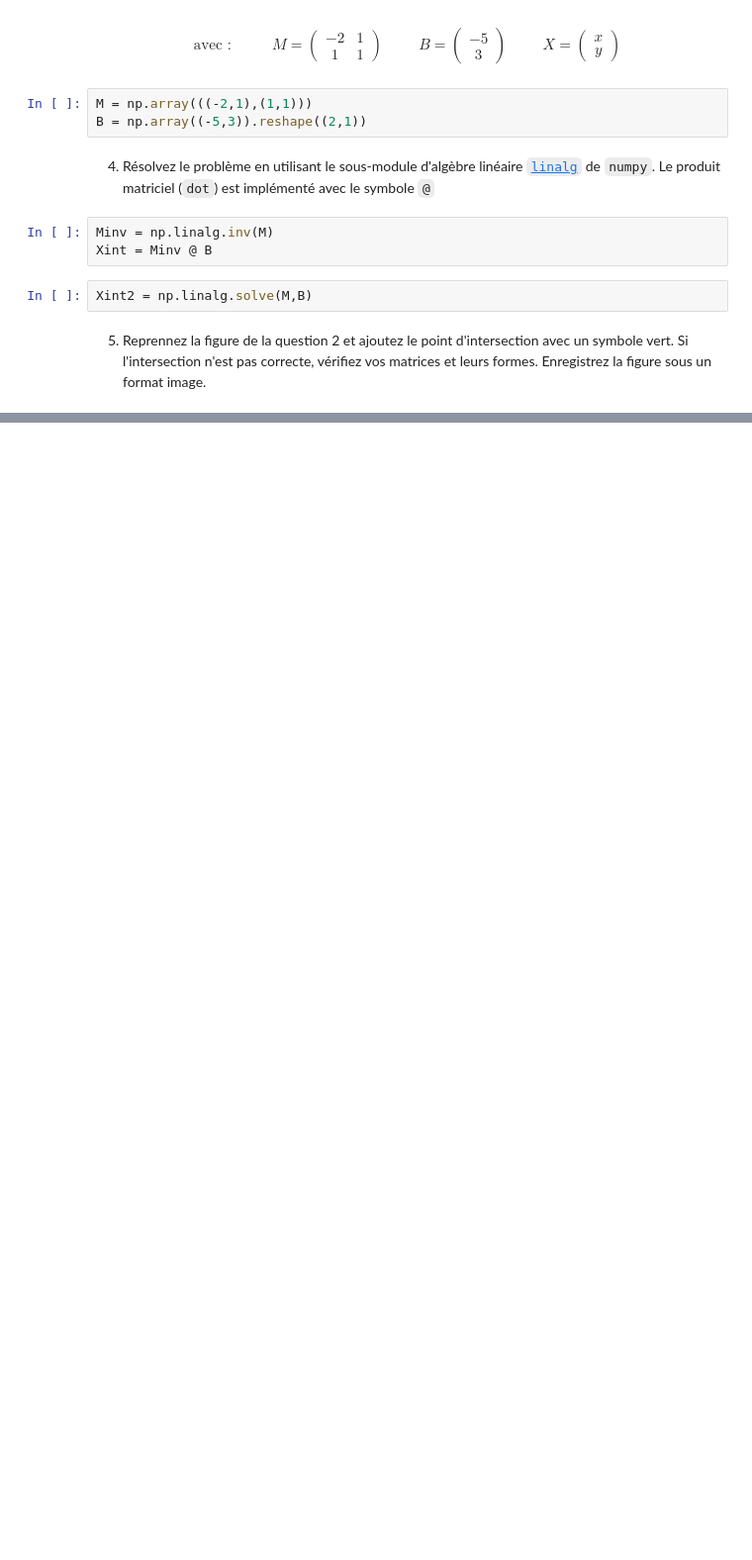
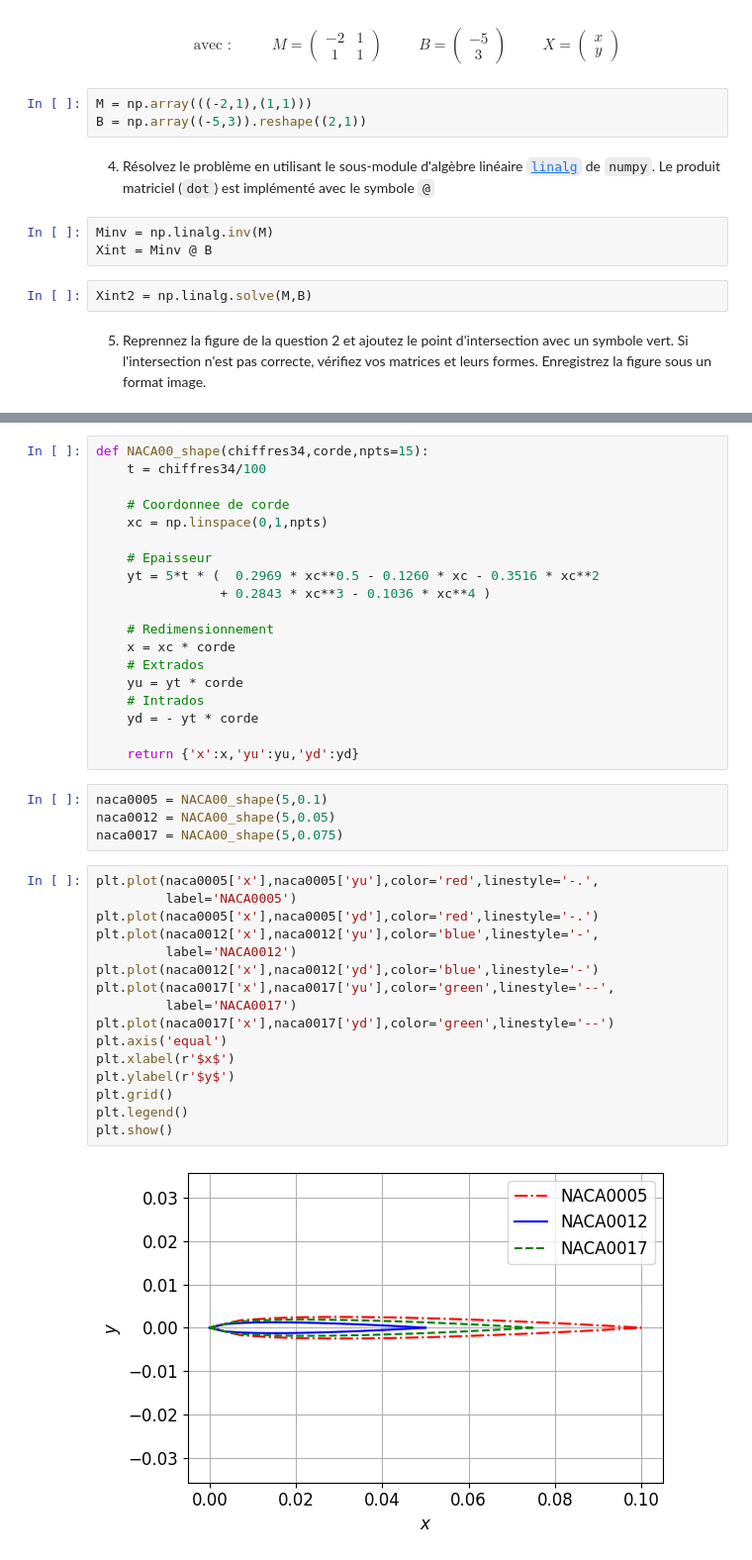
Before and after one commit to sanjosem/mec757_solutions, a Jupyter notebook: enonces/introduction/IntroNum-Sol.ipynb, the cells around one changed output, grey strips where cells are left out. Shown: that part at 99% size. Drawn from its saved outputs; the diff is of its cells as text; blank space fills up the shorter version.

```diff
--- a/enonces/introduction/IntroNum-Sol.ipynb
+++ b/enonces/introduction/IntroNum-Sol.ipynb
@@ -104,0 +189,41 @@ plt.show()
+# %%
+def NACA00_shape(chiffres34,corde,npts=15):
+    t = chiffres34/100
+
+    # Coordonnee de corde
+    xc = np.linspace(0,1,npts)
+
+    # Epaisseur
+    yt = 5*t * (  0.2969 * xc**0.5 - 0.1260 * xc - 0.3516 * xc**2
+                + 0.2843 * xc**3 - 0.1036 * xc**4 )
+
+    # Redimensionnement
+    x = xc * corde
+    # Extrados
+    yu = yt * corde
+    # Intrados
+    yd = - yt * corde
+
+    return {'x':x,'yu':yu,'yd':yd}
+# %%
+naca0005 = NACA00_shape(5,0.1)
+naca0012 = NACA00_shape(5,0.05)
+naca0017 = NACA00_shape(5,0.075)
+# %%
+plt.plot(naca0005['x'],naca0005['yu'],color='red',linestyle='-.',
+         label='NACA0005')
+plt.plot(naca0005['x'],naca0005['yd'],color='red',linestyle='-.')
+plt.plot(naca0012['x'],naca0012['yu'],color='blue',linestyle='-',
+         label='NACA0012')
+plt.plot(naca0012['x'],naca0012['yd'],color='blue',linestyle='-')
+plt.plot(naca0017['x'],naca0017['yu'],color='green',linestyle='--',
+         label='NACA0017')
+plt.plot(naca0017['x'],naca0017['yd'],color='green',linestyle='--')
+plt.axis('equal')
+plt.xlabel(r'$x$')
+plt.ylabel(r'$y$')
+plt.grid()
+plt.legend()
+plt.show()
+# %% [output]
+[figure, added]
```
Also changed, not shown: parts of 18 cells of this notebook, 2 other files.
